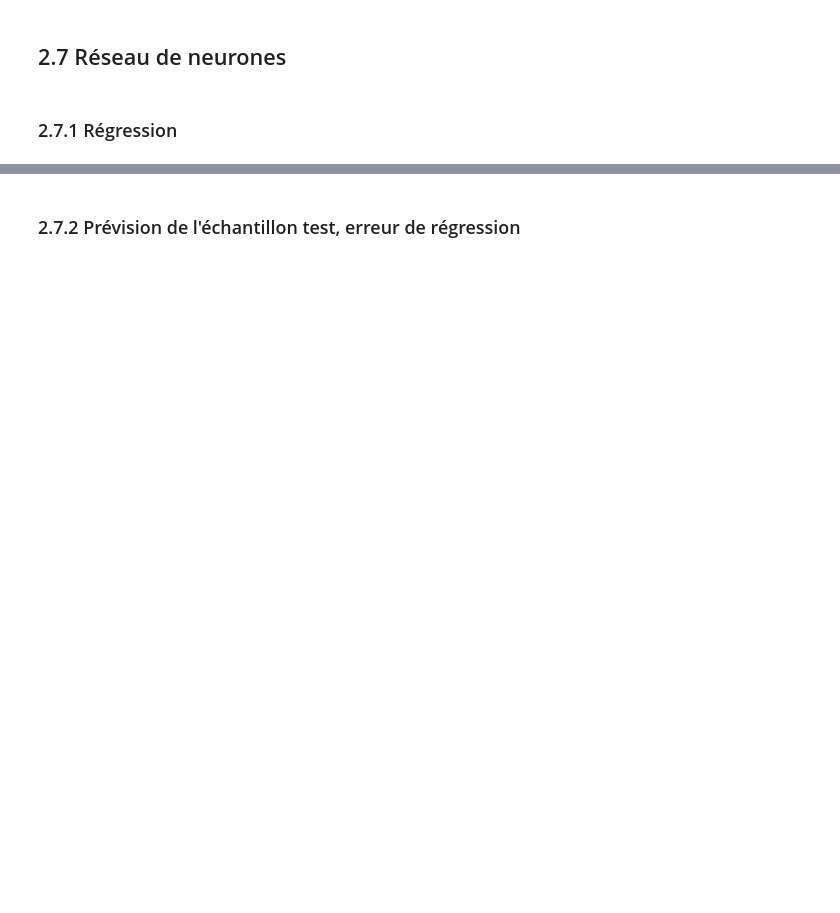
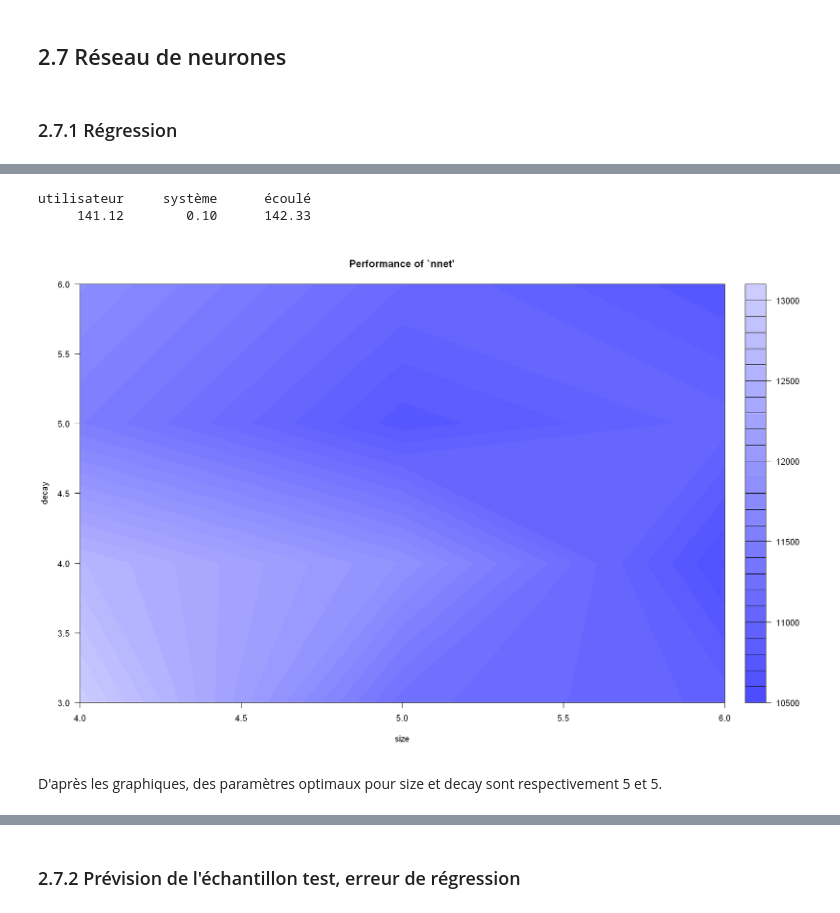
Before and after one commit to QUENTINTOUIL/Projet_ML, a Jupyter notebook: V2_R.ipynb, the cells around one changed output, grey strips where cells are left out. Drawn from its saved outputs; the diff is of its cells as text; code cells hidden in the pictures; blank space fills up the shorter version.

```diff
--- a/V2_R.ipynb
+++ b/V2_R.ipynb
@@ -1240,5 +1342,12 @@ summary(nnet.reg)
 # %%
-library(e1071)
-plot(tune.nnet(Calories_Burned~.,data=datappr,size=c(2,3,4),decay=c(1,2,3),maxit=200,linout=TRUE))
-plot(tune.nnet(Calories_Burned~.,data=datappr,size=4:5,decay=1:10))
+set.seed(123)
+#il faut le paramètre linout=true dans le cas de la régression
+plot(tune.nnet(Calories_Burned~.,data=datappr,size=c(4,5,6),decay=c(3,4,5,6),maxit=200,linout=TRUE))
+system.time(tune.nnet(Calories_Burned ~ ., data = datappr, size = c(2, 3, 4), decay = c(1, 2, 3), maxit = 200, linout = TRUE))
+# %% [output]
+utilisateur     système      écoulé
+     141.12        0.10      142.33
+[figure, added]
+# %% [markdown]
+D'après les graphiques, des paramètres optimaux pour size et decay sont respectivement 5 et 5.
 # %%
```
Also changed, not shown: parts of 50 cells of this notebook.
